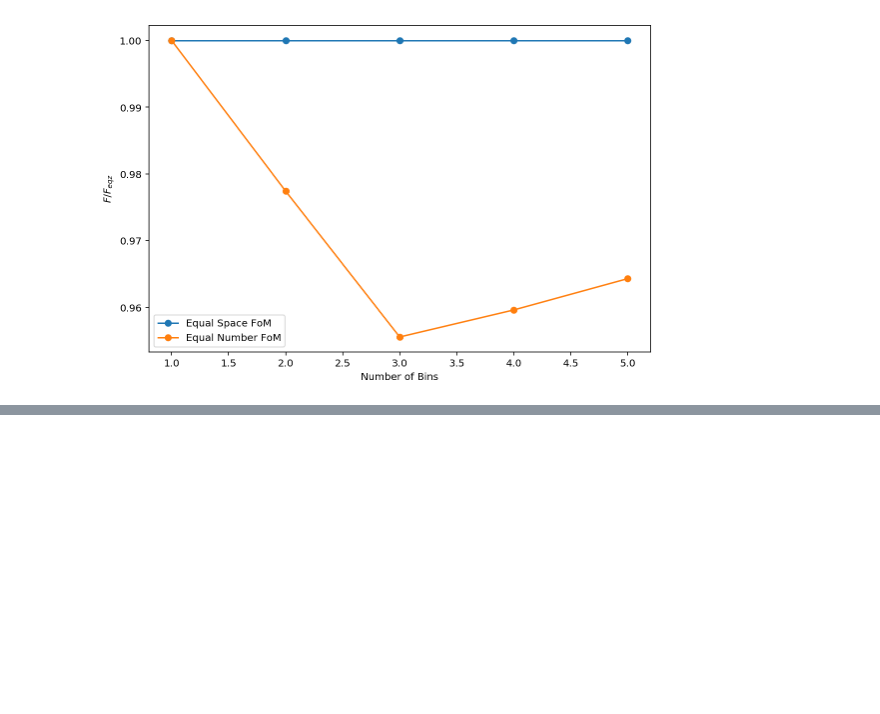
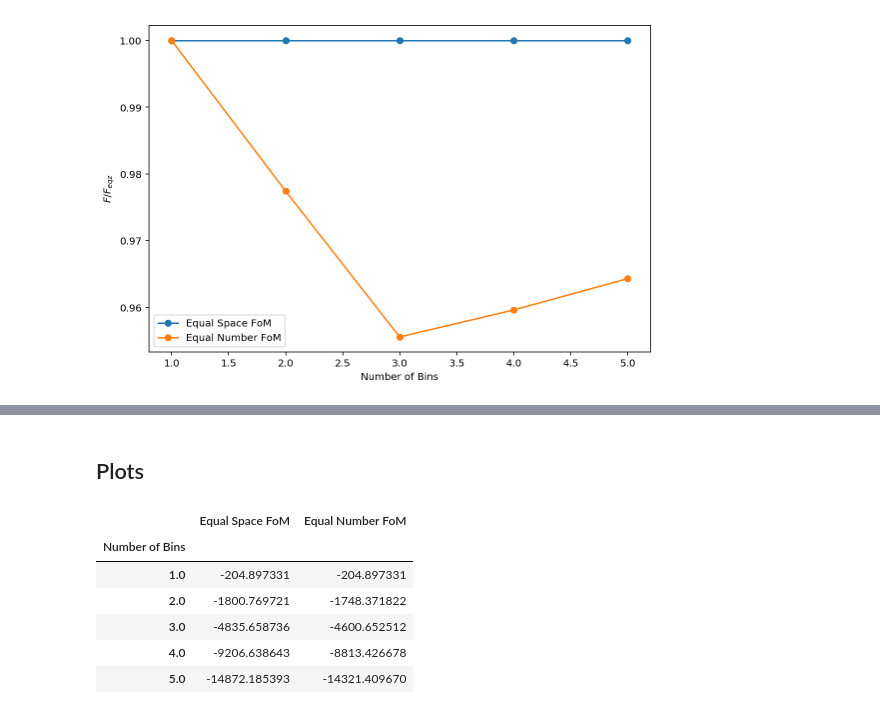
Before and after one commit to MarkusMichaelRau/Fisher, a Jupyter notebook: notebooks/comparing_binning_methods.ipynb, the cells around one changed output, grey strips where cells are left out. Cells and saved outputs as stored; diff of their text form; code cells hidden in the pictures; blank space fills up the shorter version.

```diff
--- a/notebooks/comparing_binning_methods.ipynb
+++ b/notebooks/comparing_binning_methods.ipynb
@@ -108,0 +131,12 @@ plt.show()
+# %% [markdown]
+## Plots
+# %%
+df
+# %% [output]
+|  | Equal Space FoM | Equal Number FoM |
+| Number of Bins |  |  |
+| 1.0 | -204.897331 | -204.897331 |
+| 2.0 | -1800.769721 | -1748.371822 |
+| 3.0 | -4835.658736 | -4600.652512 |
+| 4.0 | -9206.638643 | -8813.426678 |
+| 5.0 | -14872.185393 | -14321.409670 |
```
Also changed, not shown: parts of 12 cells of this notebook.
